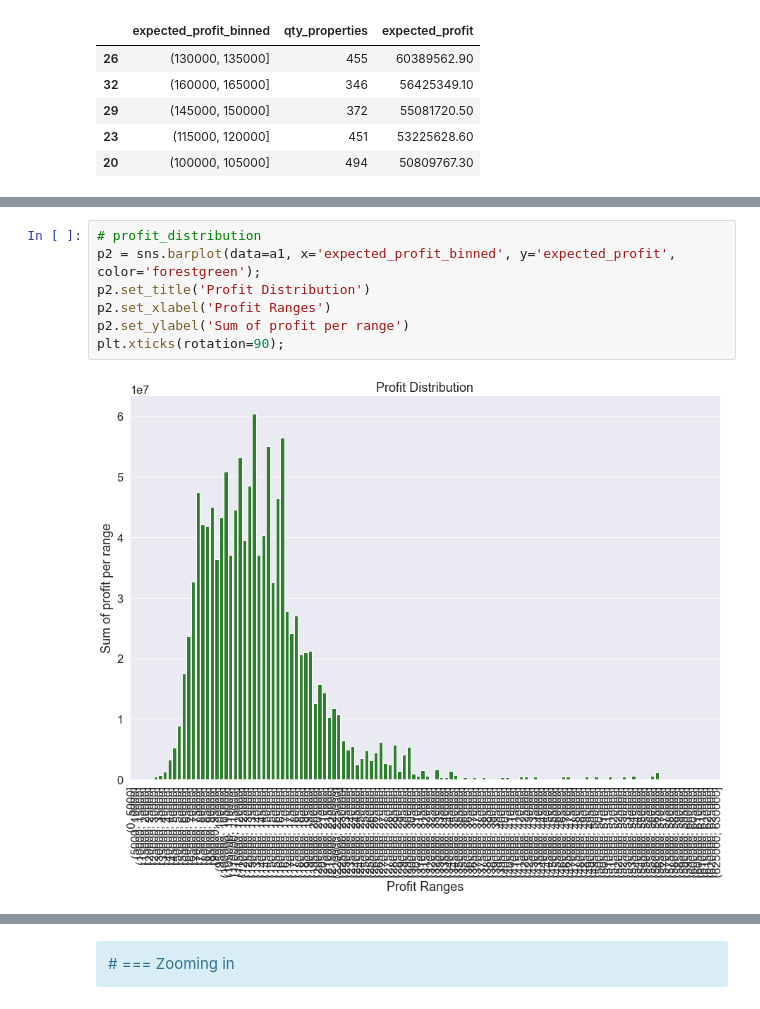
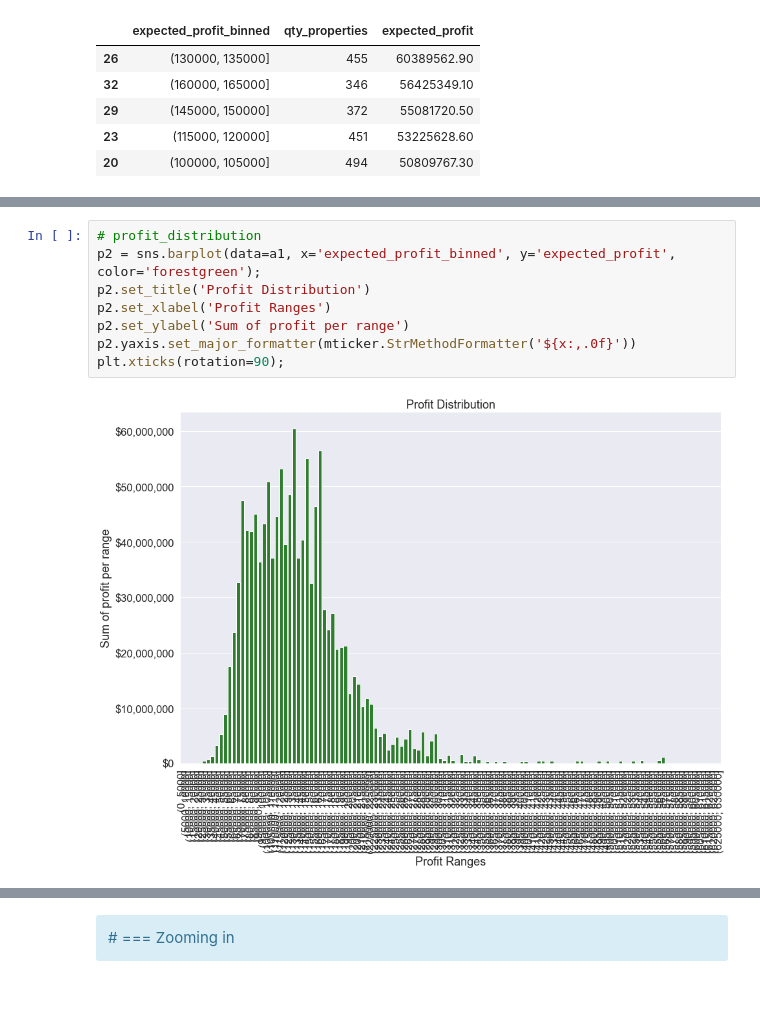
Before and after one commit to marianaborgal/P001_RealEstate_Insights, a Jupyter notebook: notebooks/P001_RealSate_Insights_v4_Conclusion.ipynb, the cells around one changed output, grey strips where cells are left out. Cells and saved outputs as stored; diff of their text form.

```diff
--- a/notebooks/P001_RealSate_Insights_v4_Conclusion.ipynb
+++ b/notebooks/P001_RealSate_Insights_v4_Conclusion.ipynb
@@ -640,12 +642,13 @@ plt.xticks(rotation=90);
 # %%
 # profit_distribution
 p2 = sns.barplot(data=a1, x='expected_profit_binned', y='expected_profit', color='forestgreen');
 p2.set_title('Profit Distribution')
 p2.set_xlabel('Profit Ranges')
 p2.set_ylabel('Sum of profit per range')
+p2.yaxis.set_major_formatter(mticker.StrMethodFormatter('${x:,.0f}'))
 plt.xticks(rotation=90);
 # %% [output]
-[figure, old version]
+[figure, new version]
 # %%
 # creating comparision plot area
 fig, ax1 = plt.subplots(figsize=(20,10))
```
Also changed, not shown: parts of 22 cells of this notebook, 4 other files.
